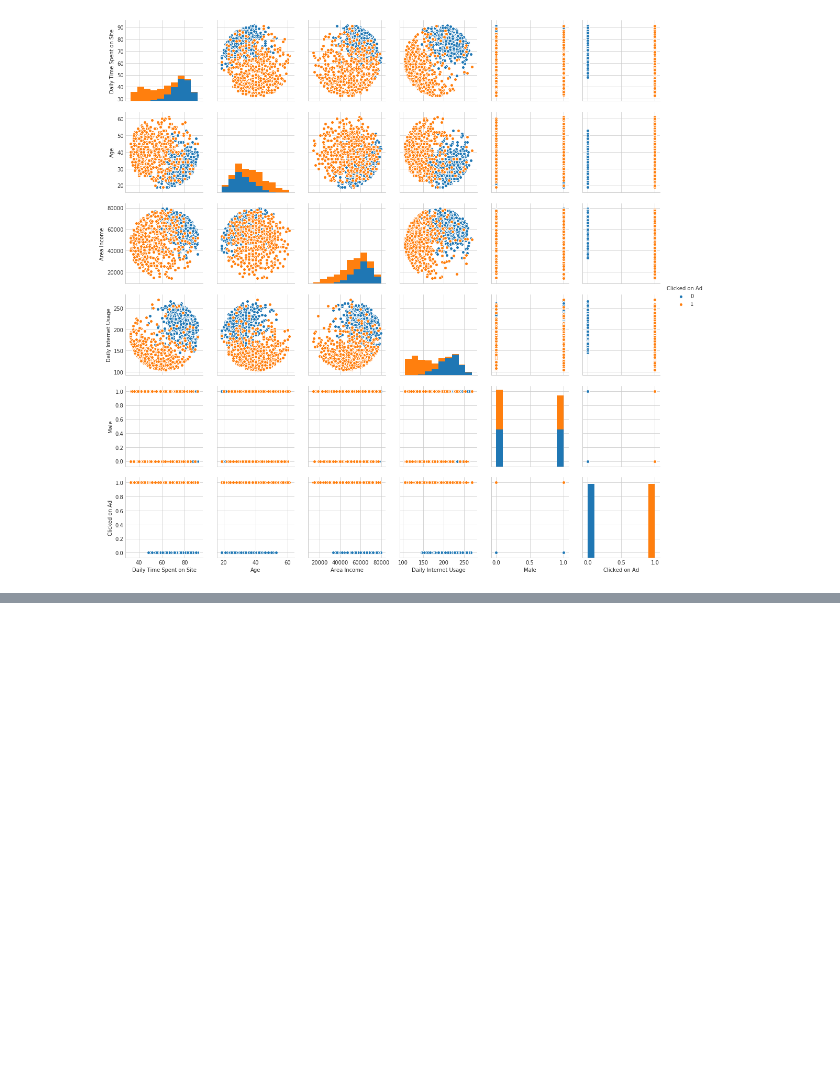
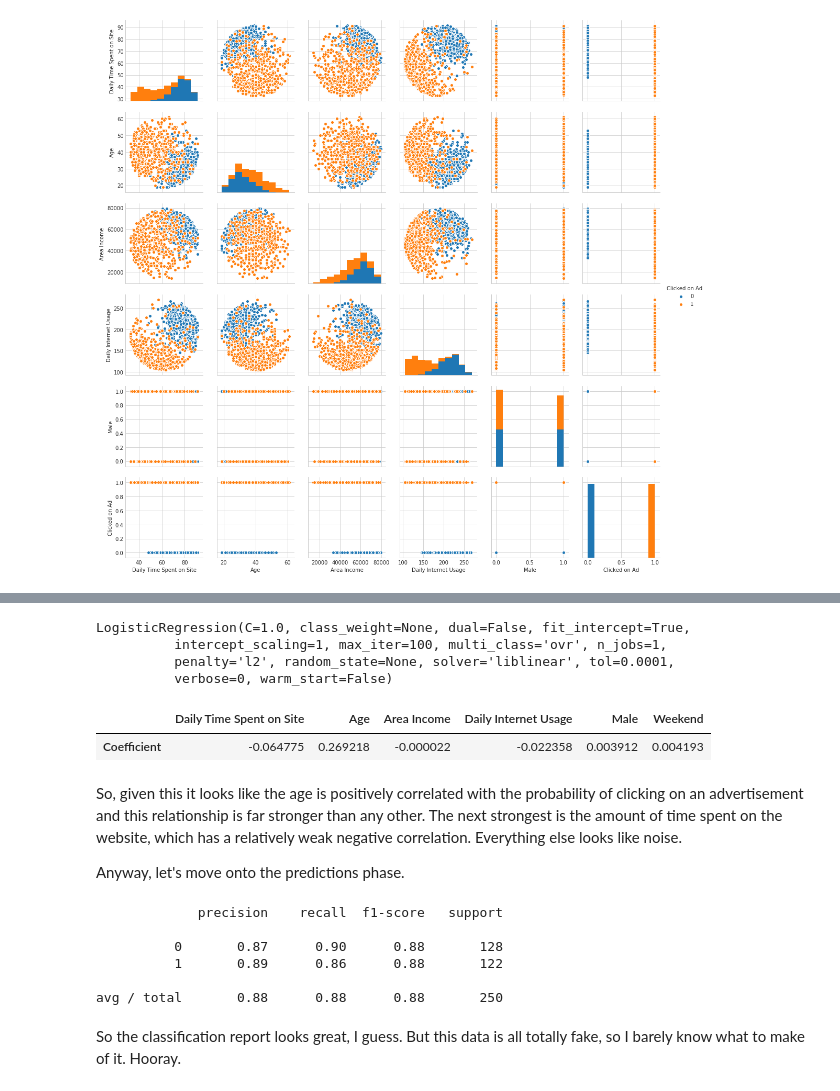
Before and after one commit to OzBonus/Selbstbildung, a Jupyter notebook: udemy-python-for-data-science/16 Logistic Regression Project.ipynb, the cells around one changed output, grey strips where cells are left out. Saved outputs shown, nothing was run; the diff lists cells and outputs as text; code cells hidden in the pictures; blank space fills up the shorter version.

```diff
--- a/udemy-python-for-data-science/16 Logistic Regression Project.ipynb
+++ b/udemy-python-for-data-science/16 Logistic Regression Project.ipynb
@@ -142,0 +195,5 @@ I know this is randomly-generated data, but come on. Anyway, nearly all of the r
+# %%
+X = data.drop(['Clicked on Ad', 'Timestamp'], axis=1)
+y = data['Clicked on Ad']
+
+X_train, X_test, y_train, y_test = train_test_split(X, y)
@@ -142,0 +202,30 @@ I know this is randomly-generated data, but come on. Anyway, nearly all of the r
+# %%
+logmodel = LogisticRegression()
+logmodel.fit(X_train, y_train)
+# %% [output]
+LogisticRegression(C=1.0, class_weight=None, dual=False, fit_intercept=True,
+          intercept_scaling=1, max_iter=100, multi_class='ovr', n_jobs=1,
+          penalty='l2', random_state=None, solver='liblinear', tol=0.0001,
+          verbose=0, warm_start=False)
+# %%
+pd.DataFrame(logmodel.coef_, columns=X_train.columns, index=['Coefficient'])
+# %% [output]
+|  | Daily Time Spent on Site | Age | Area Income | Daily Internet Usage | Male | Weekend |
+| Coefficient | -0.064775 | 0.269218 | -0.000022 | -0.022358 | 0.003912 | 0.004193 |
+# %% [markdown]
+So, given this it looks like the age is positively correlated with the probability of clicking on an advertisement and this relationship is far stronger than any other. The next strongest is the amount of time spent on the website, which has a relatively weak negative correlation. Everything else looks like noise.
+
+Anyway, let's move onto the predictions phase.
+# %%
+predictions = logmodel.predict(X_test)
+
+print(sklearn.metrics.classification_report(y_test, predictions))
+# %% [output]
+             precision    recall  f1-score   support
+
+          0       0.87      0.90      0.88       128
+          1       0.89      0.86      0.88       122
+
+avg / total       0.88      0.88      0.88       250
+# %% [markdown]
+So the classification report looks great, I guess. But this data is all totally fake, so I barely know what to make of it. Hooray.
```
Also changed, not shown: parts of 14 cells of this notebook, 3 other files.
